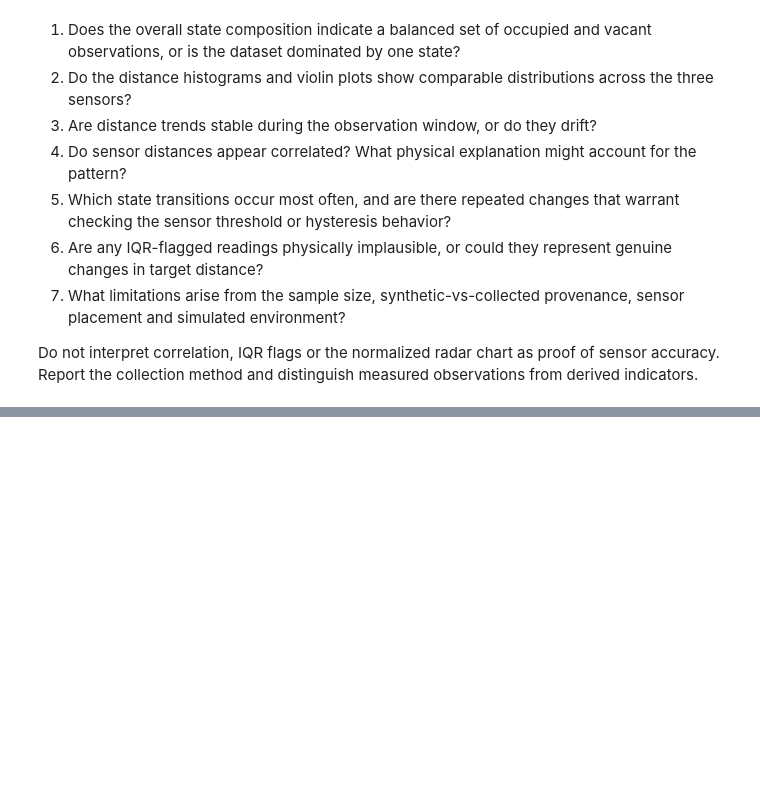
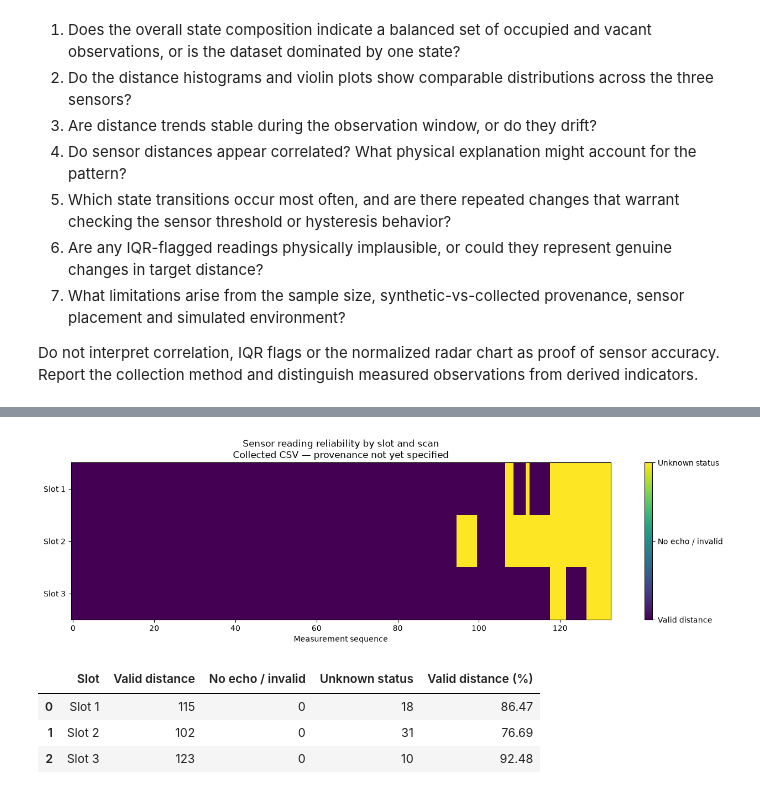
Before and after one commit to Subiswas36218/MDE-CO-06_Data-Acquisition-Technologies-and-Sensor-Networks_Group_Project, a Jupyter notebook: parking_data_visualization.ipynb, the cells around one changed output, grey strips where cells are left out. Saved outputs shown, nothing was run; the diff lists cells and outputs as text; code cells hidden in the pictures; blank space fills up the shorter version.

```diff
--- a/parking_data_visualization.ipynb
+++ b/parking_data_visualization.ipynb
@@ -965,0 +1075,47 @@ Do not interpret correlation, IQR flags or the normalized radar chart as proof o
+# %%
+reliability_codes = {"VALID_DISTANCE": 0, "NO_ECHO_OR_INVALID": 1, "UNKNOWN_STATUS": 2}
+reliability_matrix = []
+for slot in range(1, 4):
+    distance = pd.to_numeric(df[f"slot{slot}_distance_cm"], errors="coerce")
+    status = df[f"slot{slot}_status"]
+    categories = np.where(
+        status.eq("UNKNOWN"),
+        "UNKNOWN_STATUS",
+        np.where(distance.notna() & distance.ge(0), "VALID_DISTANCE", "NO_ECHO_OR_INVALID")
+    )
+    reliability_matrix.append(pd.Series(categories).map(reliability_codes).to_numpy())
+
+fig, ax = plt.subplots(figsize=(13, 4))
+im = ax.imshow(np.vstack(reliability_matrix), aspect="auto", interpolation="nearest", vmin=0, vmax=2, cmap="viridis")
+ax.set_yticks([0, 1, 2], labels=["Slot 1", "Slot 2", "Slot 3"])
+ax.set_xlabel("Measurement sequence")
+ax.set_title(f"Sensor reading reliability by slot and scan\n{DATA_SOURCE_LABEL}")
+cbar = fig.colorbar(im, ax=ax, ticks=[0, 1, 2])
+cbar.ax.set_yticklabels(["Valid distance", "No echo / invalid", "Unknown status"])
+fig.tight_layout()
+fig.savefig(REPORT_DIR / "sensor_reliability_heatmap.png", dpi=180, bbox_inches="tight")
+plt.show()
+
+reliability_rows = []
+for slot in range(1, 4):
+    distance = pd.to_numeric(df[f"slot{slot}_distance_cm"], errors="coerce")
+    status = df[f"slot{slot}_status"]
+    valid_n = int((distance.ge(0) & distance.notna() & status.isin(["OCCUPIED", "VACANT"])).sum())
+    unknown_n = int(status.eq("UNKNOWN").sum())
+    invalid_n = len(df) - valid_n - unknown_n
+    reliability_rows.append({
+        "Slot": f"Slot {slot}",
+        "Valid distance": valid_n,
+        "No echo / invalid": invalid_n,
+        "Unknown status": unknown_n,
+        "Valid distance (%)": valid_n / len(df) * 100,
+    })
+reliability_summary = pd.DataFrame(reliability_rows)
+display(reliability_summary.round(2))
+reliability_summary.to_csv(REPORT_DIR / "sensor_reliability_summary.csv", index=False)
+# %% [output]
+[figure, added]
+|  | Slot | Valid distance | No echo / invalid | Unknown status | Valid distance (%) |
+| 0 | Slot 1 | 115 | 0 | 18 | 86.47 |
+| 1 | Slot 2 | 102 | 0 | 31 | 76.69 |
+| 2 | Slot 3 | 123 | 0 | 10 | 92.48 |
```
Also changed, not shown: parts of 15 cells of this notebook, 16 other files.
